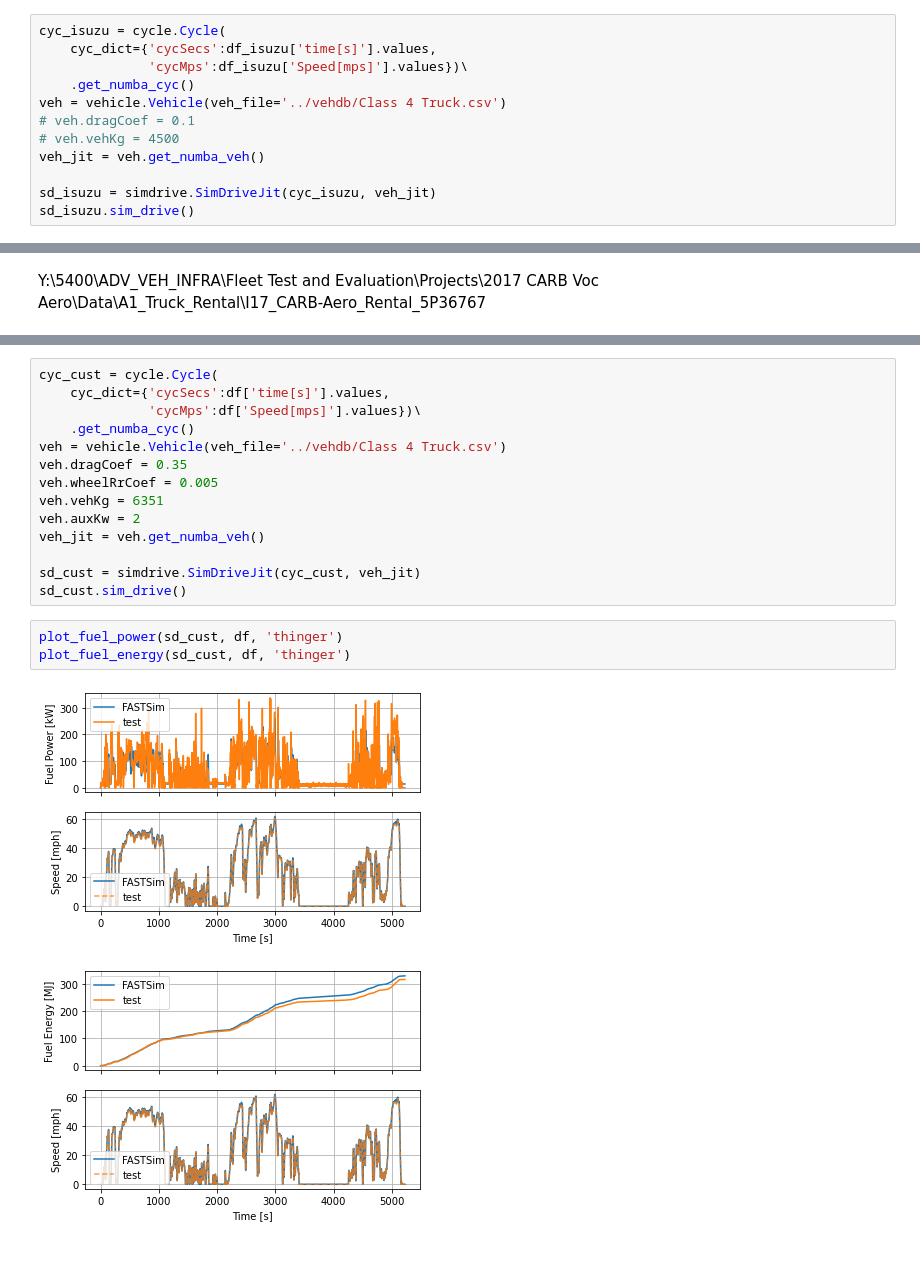
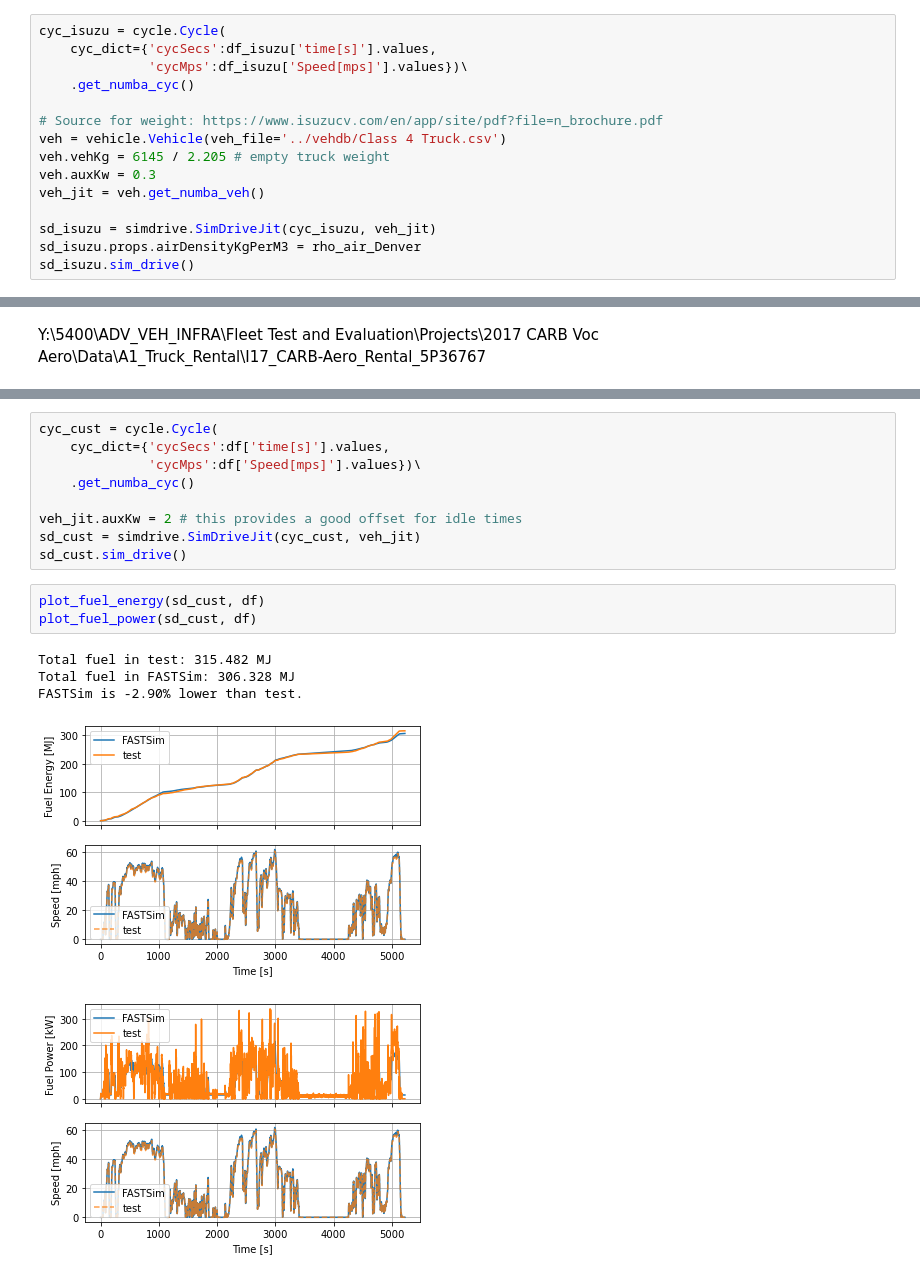
Before and after one commit to NREL/fastsim, a Jupyter notebook: docs/class4truck.ipynb, the cells around one changed output, grey strips where cells are left out. Cells and saved outputs as stored; diff of their text form.

Commit message:
class 4 truck is good with proper density and empty vehicle

```diff
--- a/docs/class4truck.ipynb
+++ b/docs/class4truck.ipynb
@@ -329,10 +262,13 @@ cyc_isuzu = cycle.Cycle(
     cyc_dict={'cycSecs':df_isuzu['time[s]'].values,
               'cycMps':df_isuzu['Speed[mps]'].values})\
     .get_numba_cyc()
+
+# Source for weight: https://www.isuzucv.com/en/app/site/pdf?file=n_brochure.pdf
 veh = vehicle.Vehicle(veh_file='../vehdb/Class 4 Truck.csv')
-# veh.dragCoef = 0.1
-# veh.vehKg = 4500
+veh.vehKg = 6145 / 2.205 # empty truck weight
+veh.auxKw = 0.3
 veh_jit = veh.get_numba_veh()
 
 sd_isuzu = simdrive.SimDriveJit(cyc_isuzu, veh_jit)
+sd_isuzu.props.airDensityKgPerM3 = rho_air_Denver
 sd_isuzu.sim_drive()
@@ -437,18 +364,16 @@ cyc_cust = cycle.Cycle(
     cyc_dict={'cycSecs':df['time[s]'].values,
               'cycMps':df['Speed[mps]'].values})\
     .get_numba_cyc()
-veh = vehicle.Vehicle(veh_file='../vehdb/Class 4 Truck.csv')
-veh.dragCoef = 0.35
-veh.wheelRrCoef = 0.005
-veh.vehKg = 6351
-veh.auxKw = 2
-veh_jit = veh.get_numba_veh()
 
+veh_jit.auxKw = 2 # this provides a good offset for idle times
 sd_cust = simdrive.SimDriveJit(cyc_cust, veh_jit)
 sd_cust.sim_drive()
 # %%
-plot_fuel_power(sd_cust, df, 'thinger')
-plot_fuel_energy(sd_cust, df, 'thinger')
+plot_fuel_energy(sd_cust, df)
+plot_fuel_power(sd_cust, df)
 # %% [output]
+Total fuel in test: 315.482 MJ
+Total fuel in FASTSim: 306.328 MJ
+FASTSim is -2.90% lower than test.
-[figure, old version]
+[figure, new version]
-[figure, old version]
+[figure, new version]
```
Also changed, not shown: parts of 38 cells of this notebook, 8 other files.
